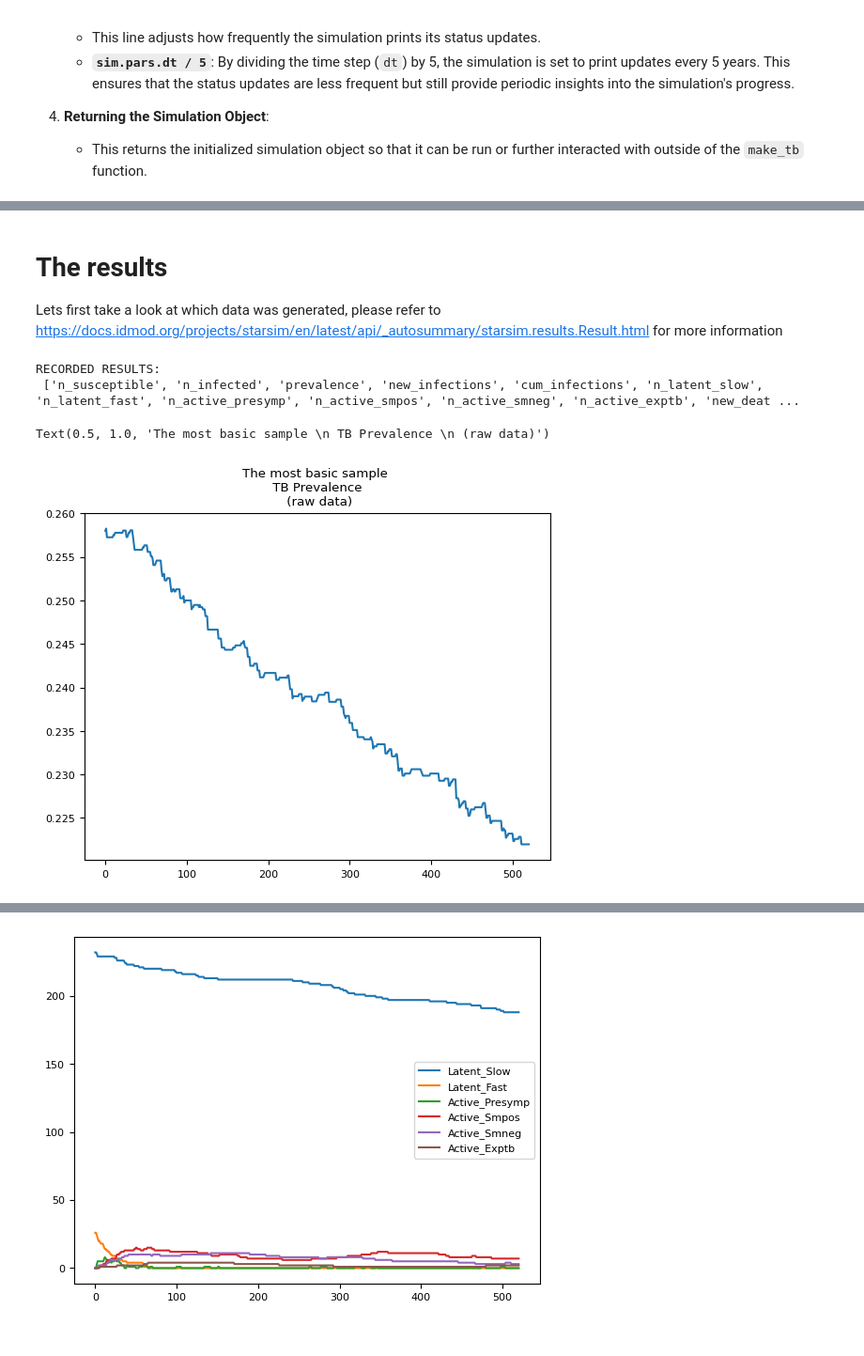
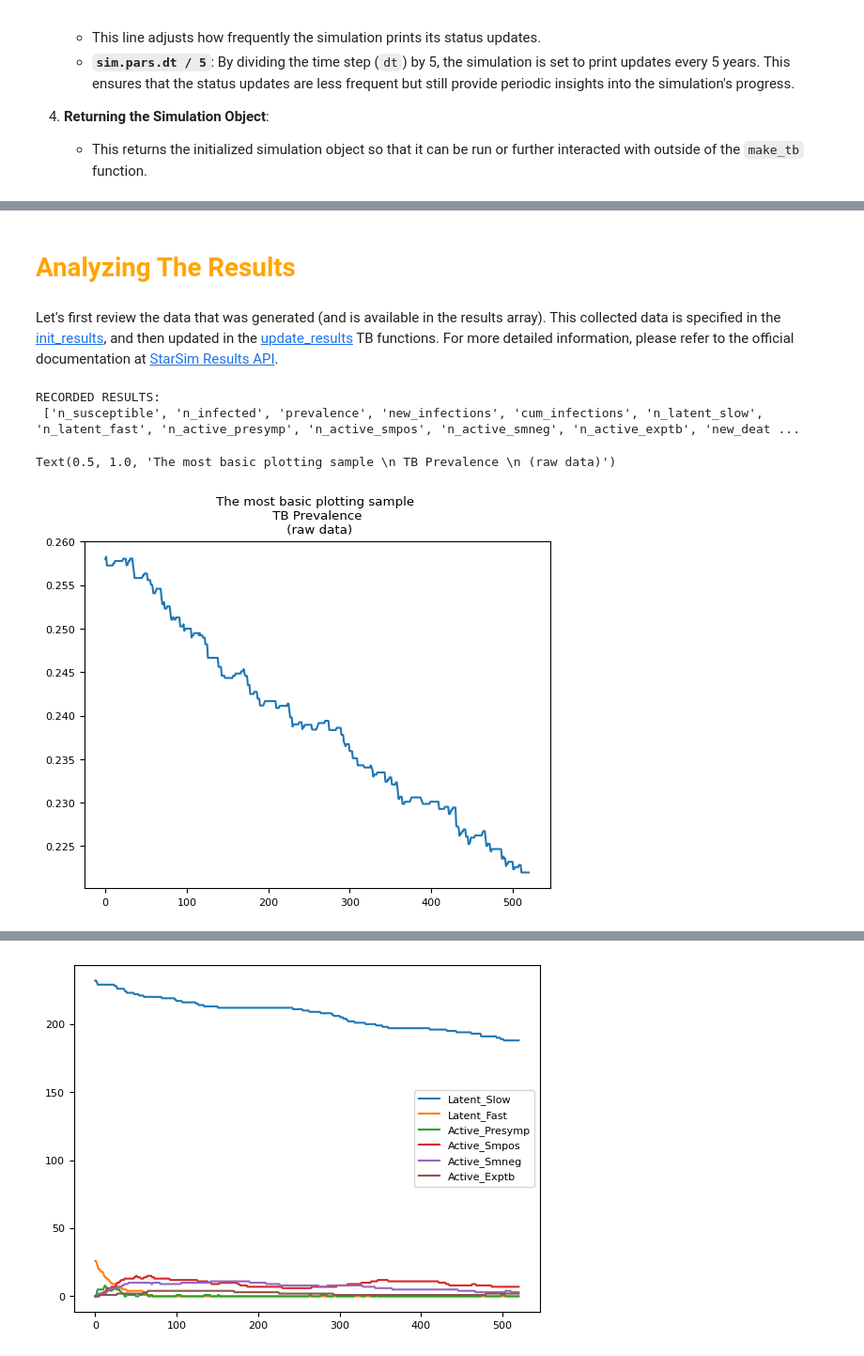
Before and after one commit to starsimhub/tbsim, a Jupyter notebook: docs/tutorials/tuberculosis_sim.ipynb, the cells around one changed output, grey strips where cells are left out. Shown at 94% size. Cells and saved outputs as stored; diff of their text form; code cells hidden in the pictures.

```diff
--- a/docs/tutorials/tuberculosis_sim.ipynb
+++ b/docs/tutorials/tuberculosis_sim.ipynb
@@ -130,20 +132,21 @@ Initializing sim with 1000 agents
 Sim(n=1000; networks=randomnet; demographics=pregnancy, deaths; diseases=tb)
 # %% [markdown]
-<h1> The results </h1>
-
-Lets first take a look at which data was generated,  please refer to https://docs.idmod.org/projects/starsim/en/latest/api/_autosummary/starsim.results.Result.html for more information
+<h1 style="color: orange; ">Analyzing The Results</h1>
+# %% [markdown]
+
+Let's first review the data that was generated (and is available in the results array). This collected data is specified in the [init_results](https://github.com/starsimhub/tbsim/blob/b6e569f1f3e41dc1e2f95e9eb78fc15a5816b8dc/tbsim/tb.py#L237), and then updated in the [update_results](https://github.com/starsimhub/tbsim/blob/b6e569f1f3e41dc1e2f95e9eb78fc15a5816b8dc/tbsim/tb.py#L245) TB functions. For more detailed information, please refer to the official documentation at [StarSim Results API](https://docs.idmod.org/projects/starsim/en/latest/api/_autosummary/starsim.results.Result.html).
 # %%
 tbr = sim.diseases['tb'].results
 
 print("RECORDED RESULTS: \n",tbr.keys())
 
 plt.plot(range(0,len(tbr['prevalence'])),tbr['prevalence'])
-plt.title("The most basic sample \n TB Prevalence \n (raw data)")
+plt.title("The most basic plotting sample \n TB Prevalence \n (raw data)")
 # %% [output]
 RECORDED RESULTS:
  ['n_susceptible', 'n_infected', 'prevalence', 'new_infections', 'cum_infections', 'n_latent_slow', 'n_latent_fast', 'n_active_presymp', 'n_active_smpos', 'n_active_smneg', 'n_active_exptb', 'new_deat ...
-Text(0.5, 1.0, 'The most basic sample \n TB Prevalence \n (raw data)')
+Text(0.5, 1.0, 'The most basic plotting sample \n TB Prevalence \n (raw data)')
-[figure, old version]
+[figure, new version]
 # %% [markdown]
 
 <h1 style="color: orange; ">Plotting</h1>
```
Also changed, not shown: parts of 9 cells of this notebook.
